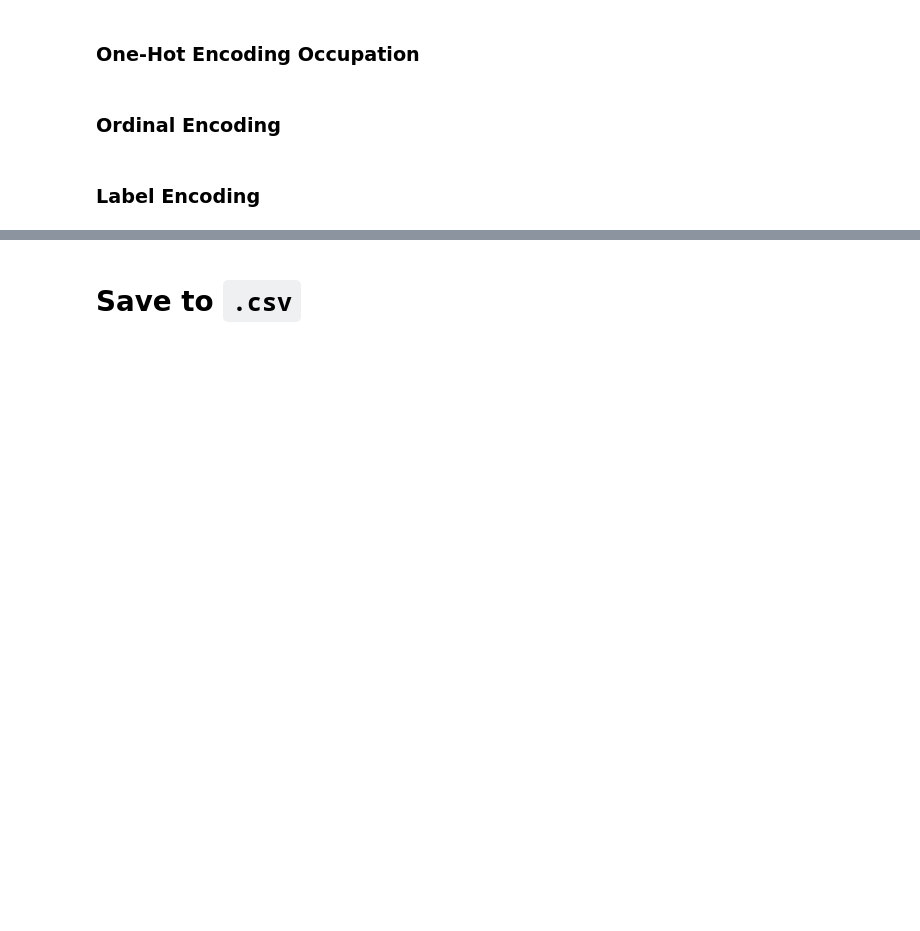
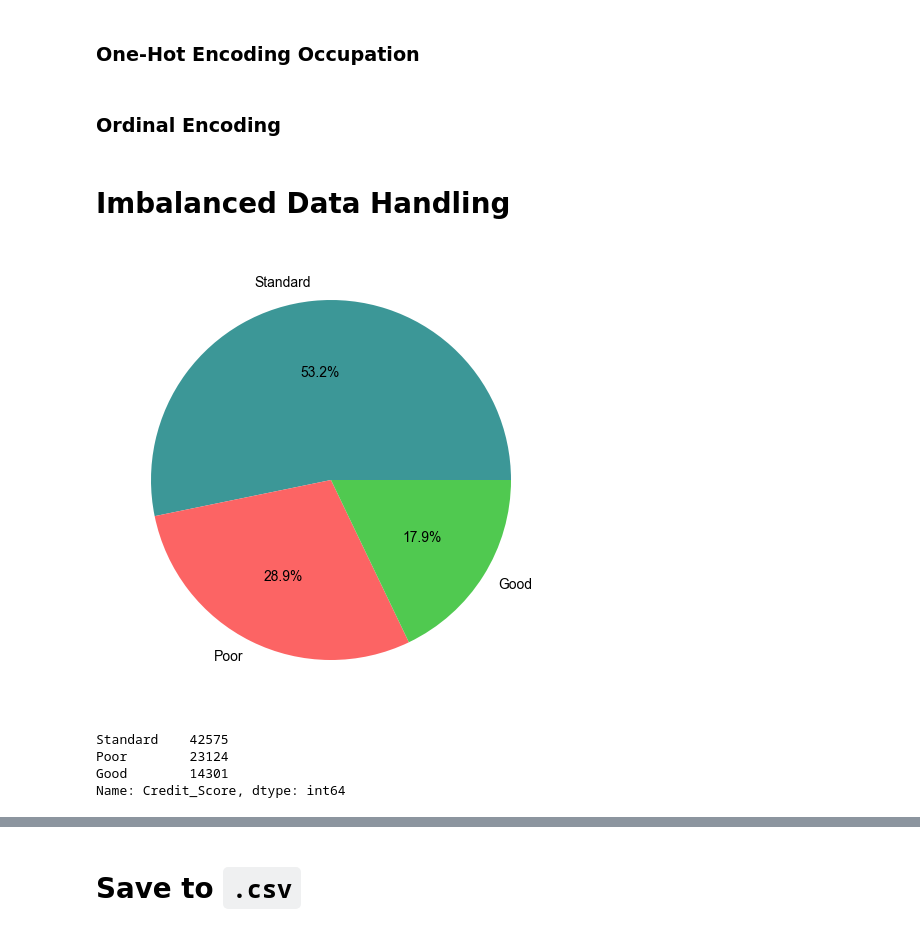
Before and after one commit to kopiademsigma/dl-classification, a Jupyter notebook: preprocess.ipynb, the cells around one changed output, grey strips where cells are left out. Drawn from its saved outputs; the diff is of its cells as text; code cells hidden in the pictures; blank space fills up the shorter version.

Commit message:
imbalanced data handling

```diff
--- a/preprocess.ipynb
+++ b/preprocess.ipynb
@@ -587,5 +589,3 @@ for cat in cats:
 for dataset in data_cleaner:
     for cat in cats:
         dataset[cat] = encoders[cat].transform(dataset[[cat]])
-# %% [markdown]
-### Label Encoding
@@ -597,0 +592,15 @@ for dataset in data_cleaner:
+# %% [markdown]
+# Imbalanced Data Handling
+# %%
+data_raw['Credit_Score'].value_counts().plot.pie(autopct='%1.1f%%')
+plt.tight_layout()
+plt.ylabel('')
+plt.show()
+
+print(data_raw['Credit_Score'].value_counts())
+# %% [output]
+[figure, added]
+Standard    42575
+Poor        23124
+Good        14301
+Name: Credit_Score, dtype: int64
```
Also changed, not shown: parts of 4 cells of this notebook, 2 other files.
